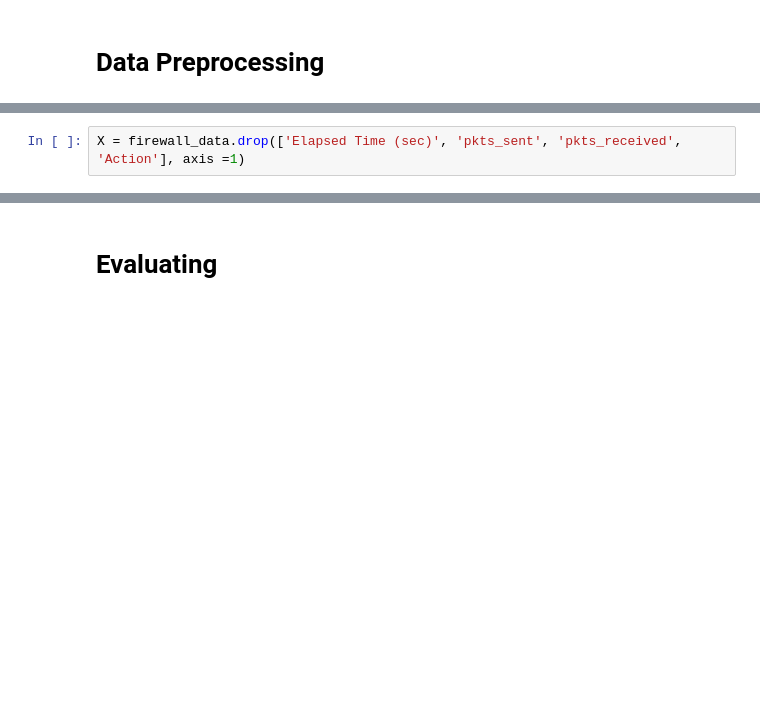
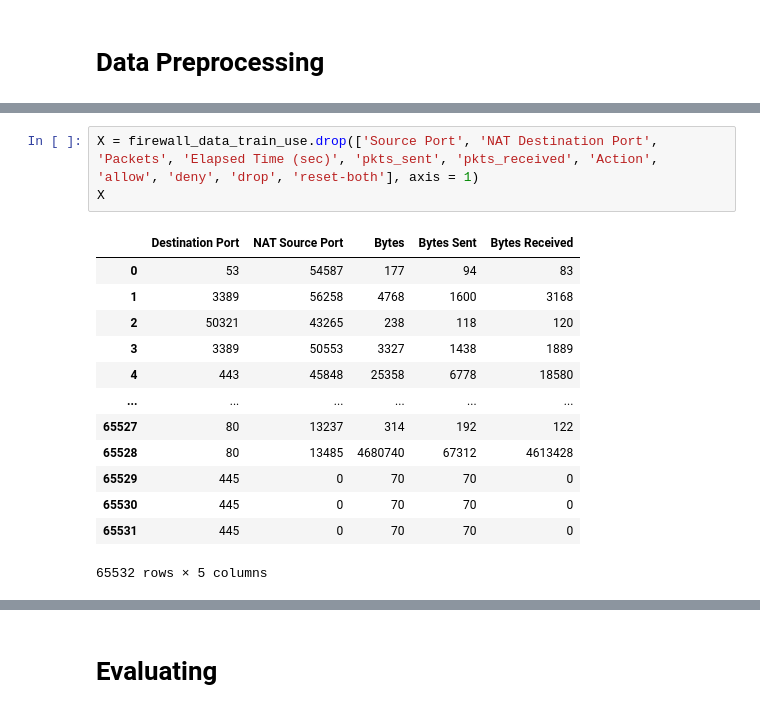
Before and after one commit to DarkinStyle/AIT, a Jupyter notebook: python/UCCD2063 Firewall Classification - Statistic.ipynb, the cells around one changed output, grey strips where cells are left out. Saved outputs shown, nothing was run; the diff lists cells and outputs as text; blank space fills up the shorter version.

```diff
--- a/python/UCCD2063 Firewall Classification - Statistic.ipynb
+++ b/python/UCCD2063 Firewall Classification - Statistic.ipynb
@@ -90,3 +258,18 @@ print(features[0:8, :])
 # %%
-X = firewall_data.drop(['Elapsed Time (sec)', 'pkts_sent', 'pkts_received', 'Action'], axis =1)
+X = firewall_data_train_use.drop(['Source Port', 'NAT Destination Port', 'Packets', 'Elapsed Time (sec)', 'pkts_sent', 'pkts_received', 'Action', 'allow', 'deny', 'drop', 'reset-both'], axis = 1)
+X
+# %% [output]
+|  | Destination Port | NAT Source Port | Bytes | Bytes Sent | Bytes Received |
+| 0 | 53 | 54587 | 177 | 94 | 83 |
+| 1 | 3389 | 56258 | 4768 | 1600 | 3168 |
+| 2 | 50321 | 43265 | 238 | 118 | 120 |
+| 3 | 3389 | 50553 | 3327 | 1438 | 1889 |
+| 4 | 443 | 45848 | 25358 | 6778 | 18580 |
+| ... | ... | ... | ... | ... | ... |
+| 65527 | 80 | 13237 | 314 | 192 | 122 |
+| 65528 | 80 | 13485 | 4680740 | 67312 | 4613428 |
+| 65529 | 445 | 0 | 70 | 70 | 0 |
+| 65530 | 445 | 0 | 70 | 70 | 0 |
+| 65531 | 445 | 0 | 70 | 70 | 0 |
+65532 rows × 5 columns
 # %%
```
Also changed, not shown: parts of 35 cells of this notebook.
